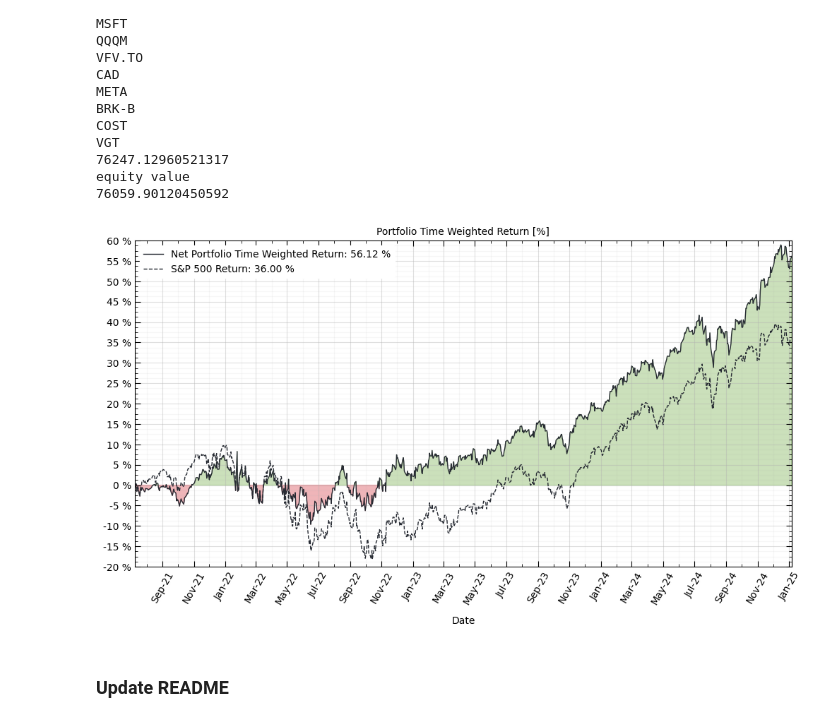
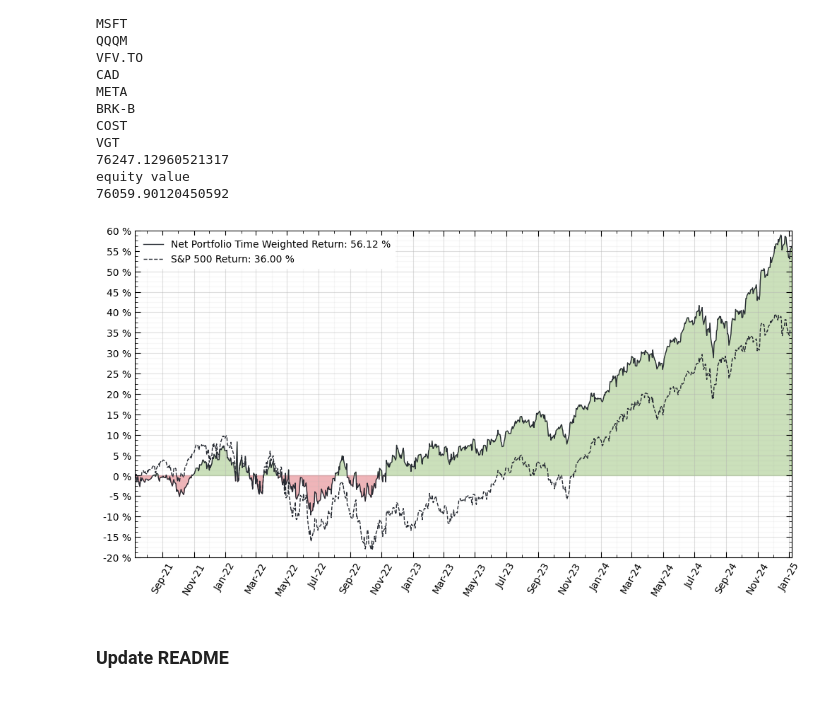
Before and after one commit to JakubStacho/portfolio-tracker, a Jupyter notebook: testNB.ipynb, the cells around one changed output. Cells and saved outputs as stored; diff of their text form; code cells hidden in the pictures.

Commit message:
Updated plots

```diff
--- a/testNB.ipynb
+++ b/testNB.ipynb
@@ -197,41 +197,41 @@ ax.fill_between(myPortfolio.dates, 0, myPortfolio.time_weighted_ror,
 
 
 # Format plot
-plt.title('Portfolio Time Weighted Return [%]', fontsize=10)
-plt.xlabel('Date',fontsize=10, labelpad=10)
+#plt.title('Portfolio Time Weighted Return [%]', fontsize=10)
+#plt.xlabel('Date',fontsize=10, labelpad=10)
 
 ax.xaxis.set_major_formatter(mdates.DateFormatter('%b-%y'))
 #ax.yaxis.set_major_formatter('$ {x:1.0f} K')
 ax.yaxis.set_major_formatter('{x:1,.0f} %')
 
 plt.xticks(rotation = 60)
 
 ax.xaxis.set_major_locator(mdates.MonthLocator(interval=2))
 ax.xaxis.set_minor_locator(mdates.MonthLocator(interval=1))
 
 ax.yaxis.set_major_locator(MultipleLocator(5))
 ax.yaxis.set_minor_locator(AutoMinorLocator(4))
 
 ax.tick_params(bottom=True, top=True, left=True, right=True)
 ax.tick_params(axis='both', which='both', top=True, bottom=True,
                left=True, right=True, labelsize=10, length=6, direction='in')
 ax.tick_params(axis='both', which='minor', top=True, bottom=True,
                left=True, right=True, length=3, direction='in')
 
 plt.ylim([y_min,y_max])
 plt.xlim([start_date, end_date])
 
 plt.grid(which='major', alpha=0.4)
 plt.grid(which='minor', alpha=0.1)
 plt.tick_params(axis='both',labelsize=10)
 
 legend = plt.legend(fontsize=10, loc='upper left', frameon=True, framealpha=1)
 legend.get_frame().set_color('white')
 
 plt.savefig('output/percent-returns.png', dpi=300, format='png', bbox_inches='tight')
 plt.show()
 # %% [output]
-[figure, old version]
+[figure, new version]
 # %% [markdown]
 ### Update README
 # %%
```
Also changed, not shown: parts of 1 cell of this notebook, 3 other files.
